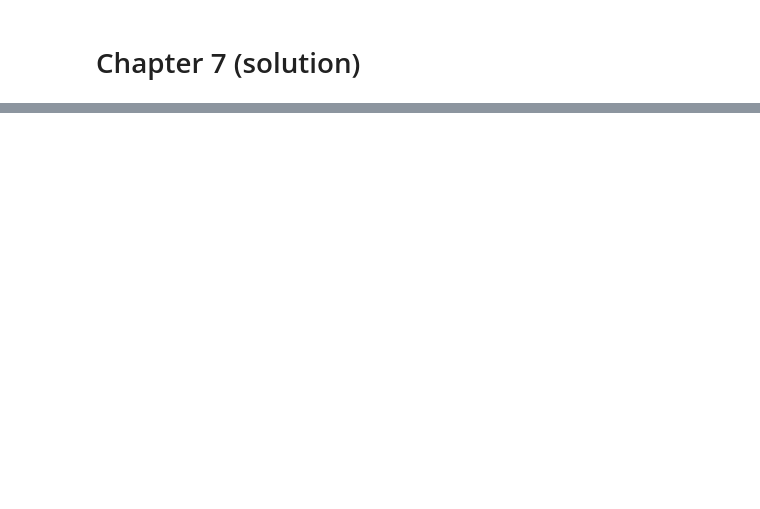
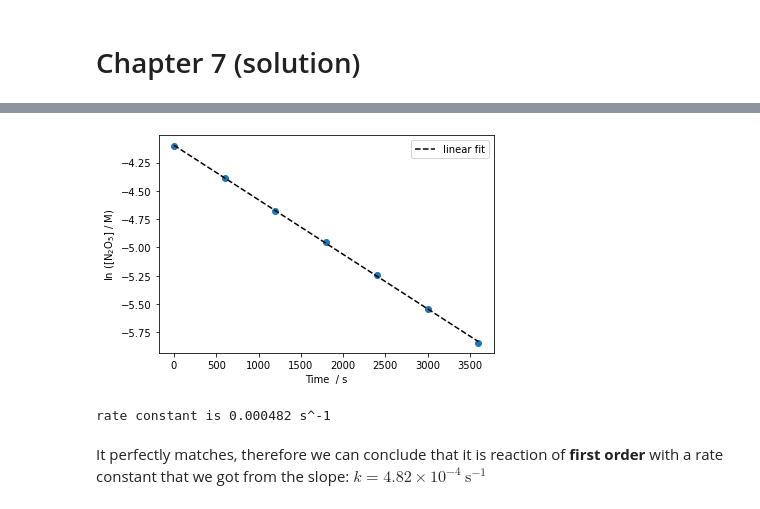
Before and after one commit to dmadea/SaR, a Jupyter notebook: Homework 7.ipynb, the cells around one changed output, grey strips where cells are left out. Drawn from its saved outputs; the diff is of its cells as text; code cells hidden in the pictures; blank space fills up the shorter version.

```diff
--- a/Homework 7.ipynb
+++ b/Homework 7.ipynb
@@ -65,0 +94,17 @@ What does $\log A$ and $E_a$ tells us about the reaction ???
+# %%
+ln_c = np.log(c)  # calculate the natural log of concentrations
+
+slope, intercept, line_fit = linregress(times, ln_c)  # fit line to those points
+plt.scatter(times, ln_c)
+plt.plot(times, line_fit, color='k', ls='--', label='linear fit')
+plt.xlabel("Time  / s")
+plt.ylabel("ln ([N$_2$O$_5$] / M)")
+plt.legend()
+plt.show()
+
+print(f'rate constant is {-slope:.3g} s^-1')
+# %% [output]
+[figure, added]
+rate constant is 0.000482 s^-1
+# %% [markdown]
+It perfectly matches, therefore we can conclude that it is reaction of **first order** with a rate constant that we got from the slope: $k =  4.82 \times 10^{-4}\ \mathrm s ^{-1}$
```
Also changed, not shown: parts of 10 cells of this notebook.
